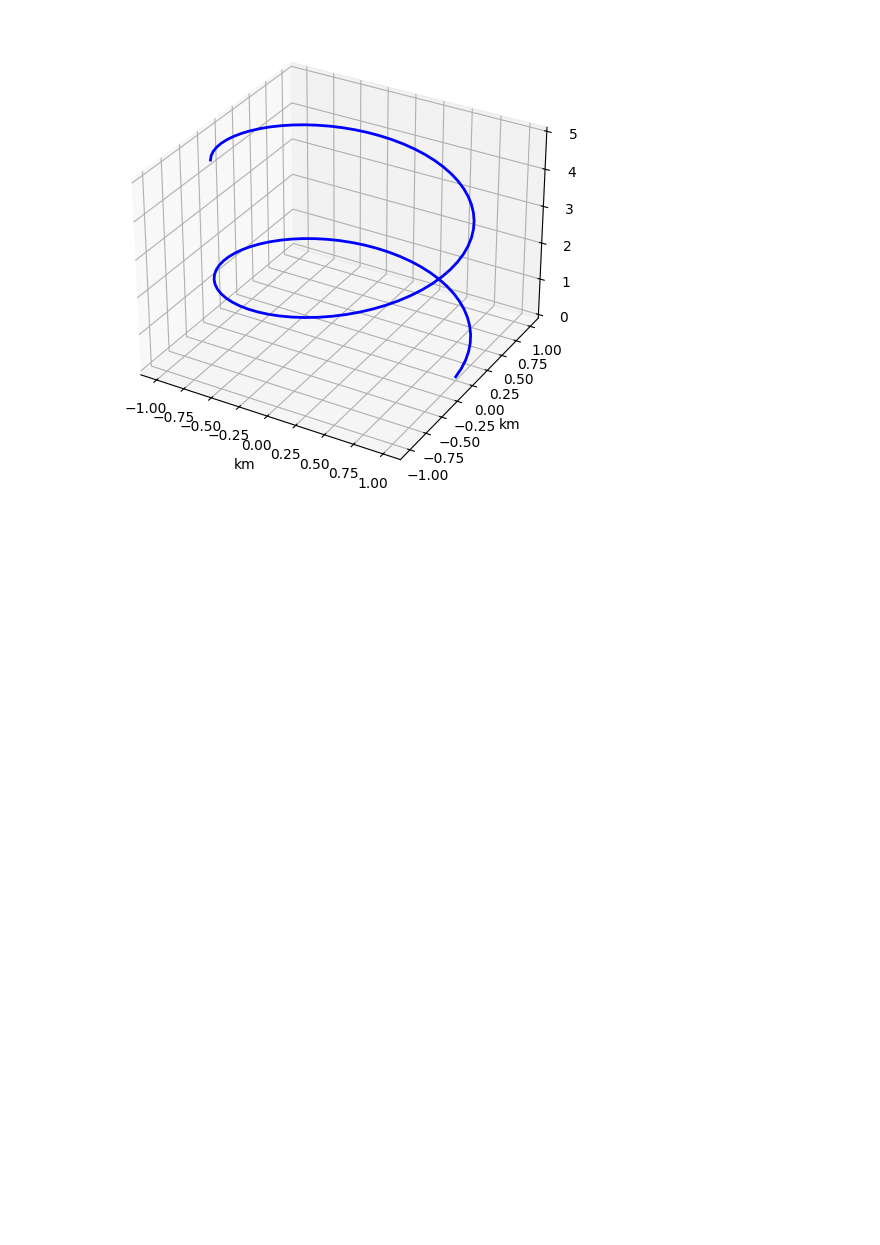
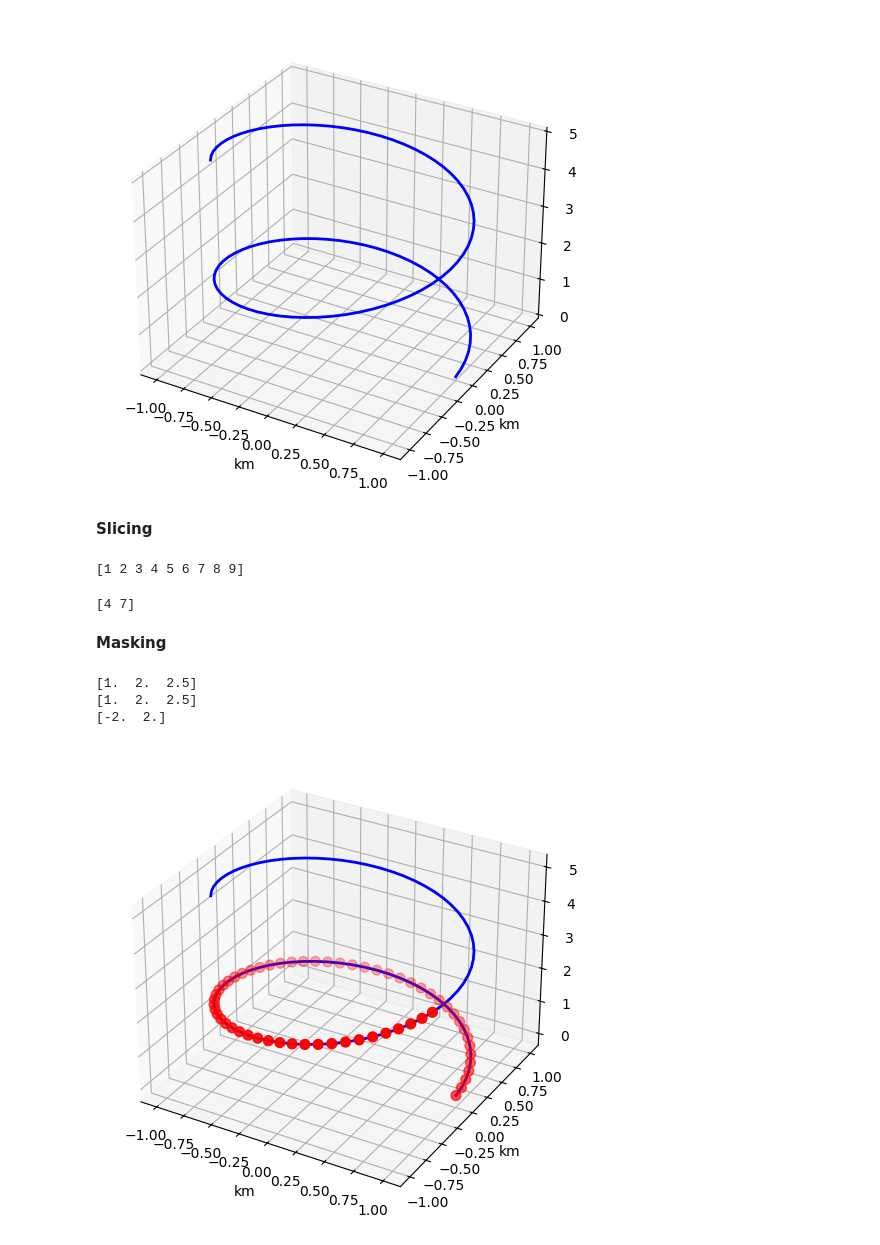
Before and after one commit to Sagar25-prac/DA-with-Numpy-and-Pandas, a Jupyter notebook: Numpy_and_Pandas.ipynb, the cells around one changed output. Saved outputs shown, nothing was run; the diff lists cells and outputs as text; code cells hidden in the pictures; blank space fills up the shorter version.

```diff
--- a/Numpy_and_Pandas.ipynb
+++ b/Numpy_and_Pandas.ipynb
@@ -95,3 +95,58 @@ ax.set_zlabel('km')
 plt.show()
 # %% [output]
 [figure]
+# %% [markdown]
+**Slicing**
+# %%
+data = np.array([1,2,3,4,5,6,7,8,9])
+print(data[::])
+# %% [output]
+[1 2 3 4 5 6 7 8 9]
+# %%
+arr = np.array([[0,1,2],[3,4,5],[6,7,8]])
+print(arr[1:3,1])
+# %% [output]
+[4 7]
+# %% [markdown]
+**Masking**
+# %%
+x = np.array([-2,-1,1,2,2.5])
+
+mask = x>0
+print(x[mask])
+print(x[x>0])
+
+mask = x%2 ==0
+print(x[mask])
+# %% [output]
+[1.  2.  2.5]
+[1.  2.  2.5]
+[-2.  2.]
+# %%
+t = np.linspace(0,10,100)
+x = np.cos(t)
+y = np.sin(t)
+
+z = t/2
+
+traj = np.zeros((100,3),dtype=np.float64)
+traj[:,0] = x
+traj[:,1] = y
+traj[:,2] = z
+
+z_threashold = 3.0
+mask = traj[:,2] < z_threashold
+low_altitude_points = traj[mask,:]
+
+
+fig = plt.figure(figsize =(8,6))
+ax = fig.add_subplot(111,projection ='3d')
+ax.plot(x,y,z,'b-',linewidth = 2)
+ax.scatter(low_altitude_points[:,0],low_altitude_points[:,1],low_altitude_points[:,2],c='red',s=50,label = 'low altitude')
+ax.set_xlabel('km')
+ax.set_ylabel('km')
+ax.set_zlabel('km')
+
+plt.show()
+# %% [output]
+[figure, added]
```
